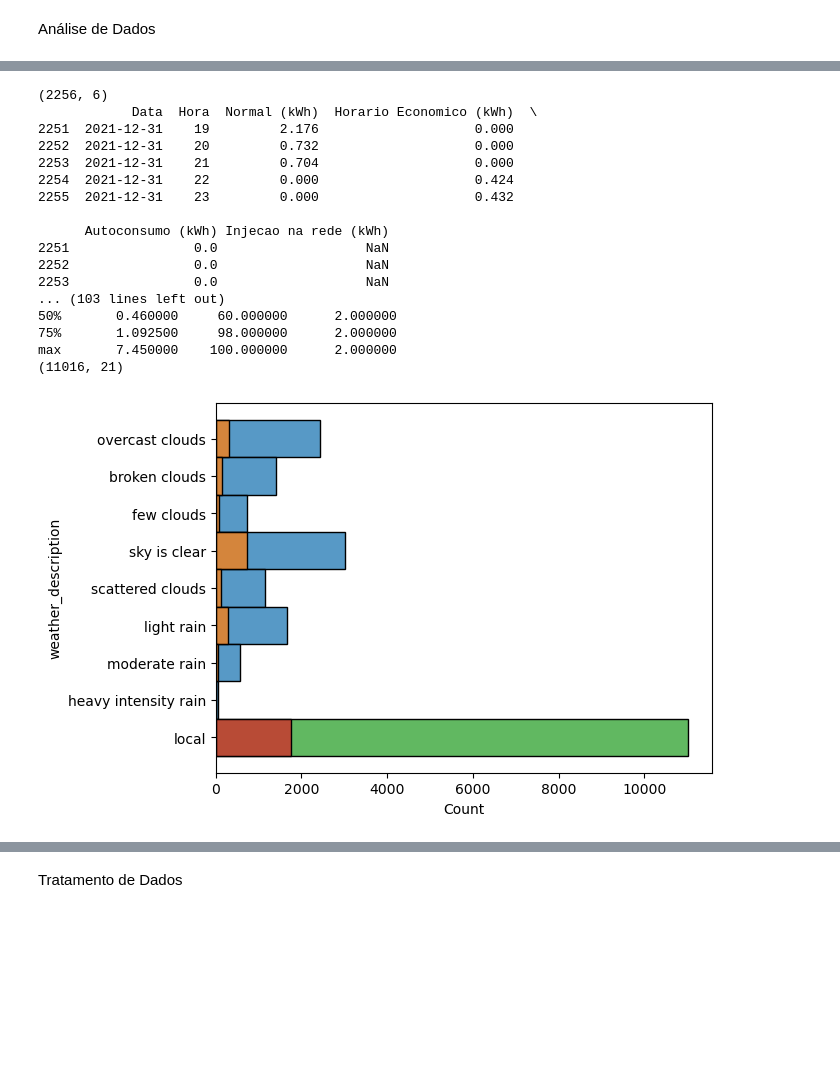
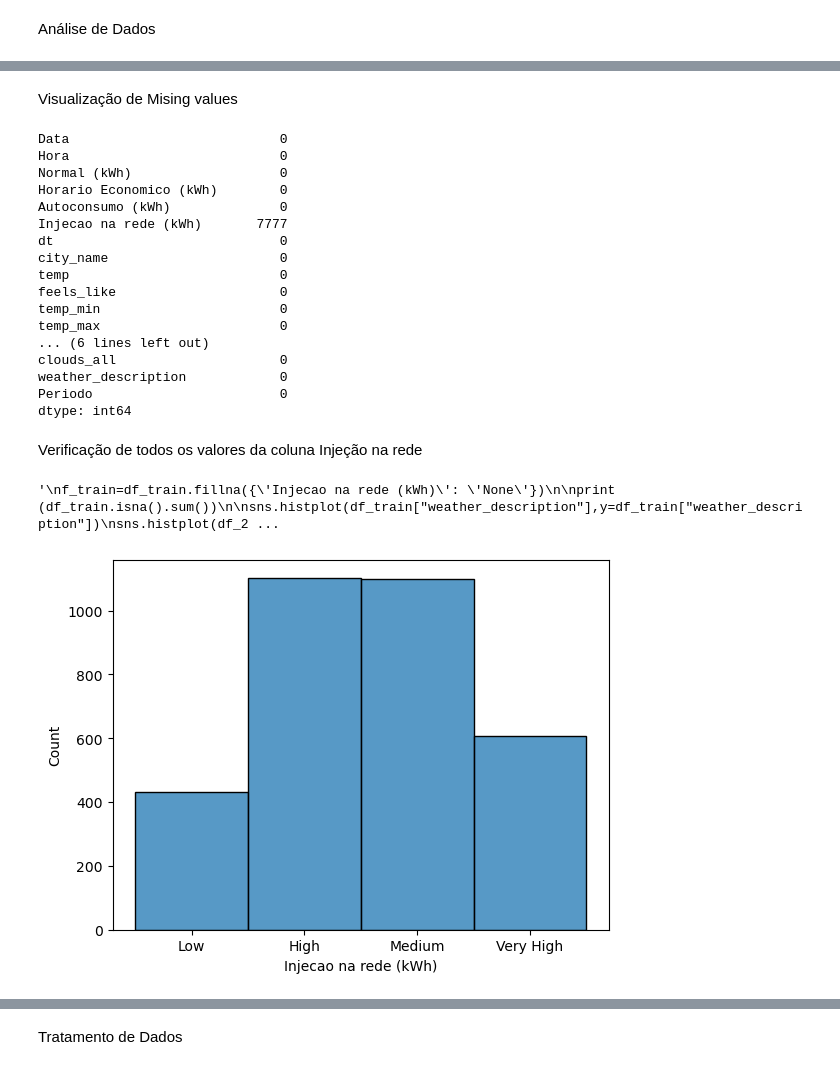
Before and after one commit to simaobarroso/tp-daa, a Jupyter notebook: competicao/comp.ipynb, the cells around one changed output, grey strips where cells are left out. Drawn from its saved outputs; the diff is of its cells as text; code cells hidden in the pictures; blank space fills up the shorter version.

```diff
--- a/competicao/comp.ipynb
+++ b/competicao/comp.ipynb
@@ -149,44 +198,64 @@ Análise de Dados
+# %% [markdown]
+Visualização de Mising values
+# %%
+df_train.isna().sum()
+# %% [output]
+Data                           0
+Hora                           0
+Normal (kWh)                   0
+Horario Economico (kWh)        0
+Autoconsumo (kWh)              0
+Injecao na rede (kWh)       7777
+dt                             0
+city_name                      0
+temp                           0
+feels_like                     0
+temp_min                       0
+temp_max                       0
+... (6 lines left out)
+clouds_all                     0
+weather_description            0
+Periodo                        0
+dtype: int64
+# %% [markdown]
+Verificação de todos os valores da coluna Injeção na rede
 # %%
+sns.histplot(df_train["Injecao na rede (kWh)"])
 
 
 
-print (df_energia_2021.shape)
-print(df_energia_2021.tail())
-print (df_train.isna().sum())
-print (df_2023.isna().sum())
-#sns.histplot(df_train["Injecao na rede (kWh)"])
-df_train=df_train.fillna({'Injecao na rede (kWh)': 'None'})
+
+
+
+
+
+
+
+
+
+
+
+
+"""
+f_train=df_train.fillna({'Injecao na rede (kWh)': 'None'})
 
 print (df_train.isna().sum())
 
 sns.histplot(df_train["weather_description"],y=df_train["weather_description"])
 sns.histplot(df_2023["weather_description"],y=df_2023["weather_description"])
 
 sns.histplot(df_train["city_name"],y=df_train["city_name"])
 sns.histplot(df_2023["city_name"],y=df_2023["city_name"])
 
 print(df_train.describe())
 
 
 
 
 print (df_train.shape) # verfiicar se o número de linhas está correto
+
+print(df_train.info())
+"""
 # %% [output]
-(2256, 6)
-            Data  Hora  Normal (kWh)  Horario Economico (kWh)  \
-2251  2021-12-31    19         2.176                    0.000
-2252  2021-12-31    20         0.732                    0.000
-2253  2021-12-31    21         0.704                    0.000
-2254  2021-12-31    22         0.000                    0.424
-2255  2021-12-31    23         0.000                    0.432
-
-      Autoconsumo (kWh) Injecao na rede (kWh)
-2251                0.0                   NaN
-2252                0.0                   NaN
-2253                0.0                   NaN
-... (103 lines left out)
-50%       0.460000     60.000000      2.000000
-75%       1.092500     98.000000      2.000000
-max       7.450000    100.000000      2.000000
-(11016, 21)
+'\nf_train=df_train.fillna({\'Injecao na rede (kWh)\': \'None\'})\n\nprint (df_train.isna().sum())\n\nsns.histplot(df_train["weather_description"],y=df_train["weather_description"])\nsns.histplot(df_2 ...
-[figure, old version]
+[figure, new version]
```
Also changed, not shown: parts of 13 cells of this notebook, 2 other files.
